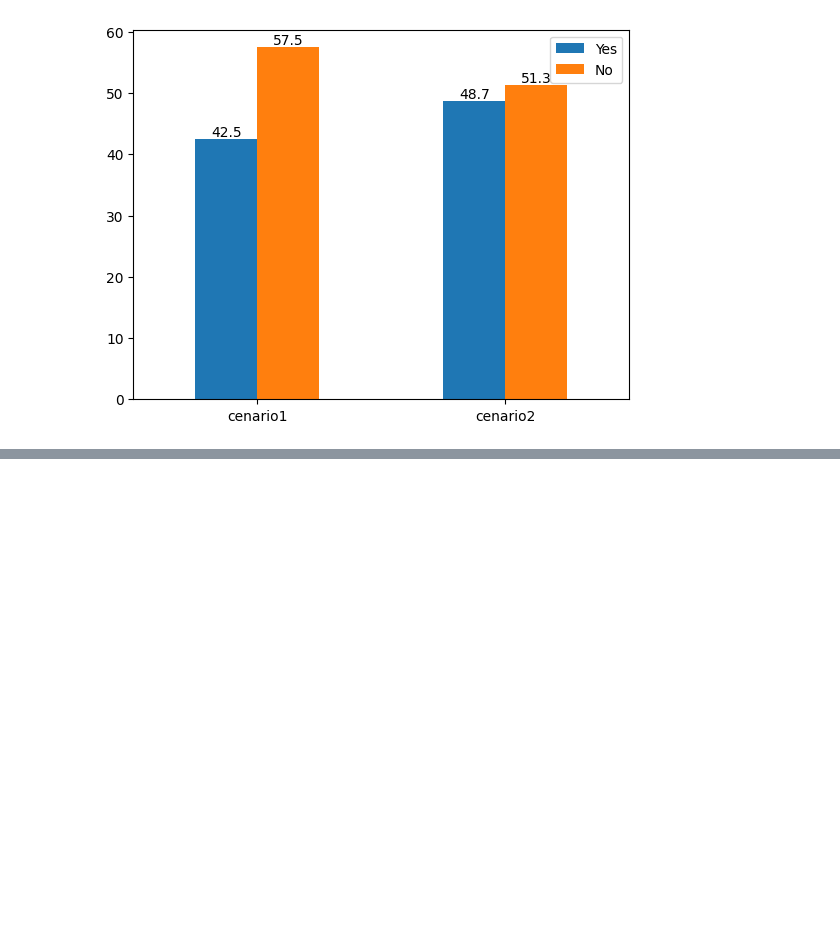
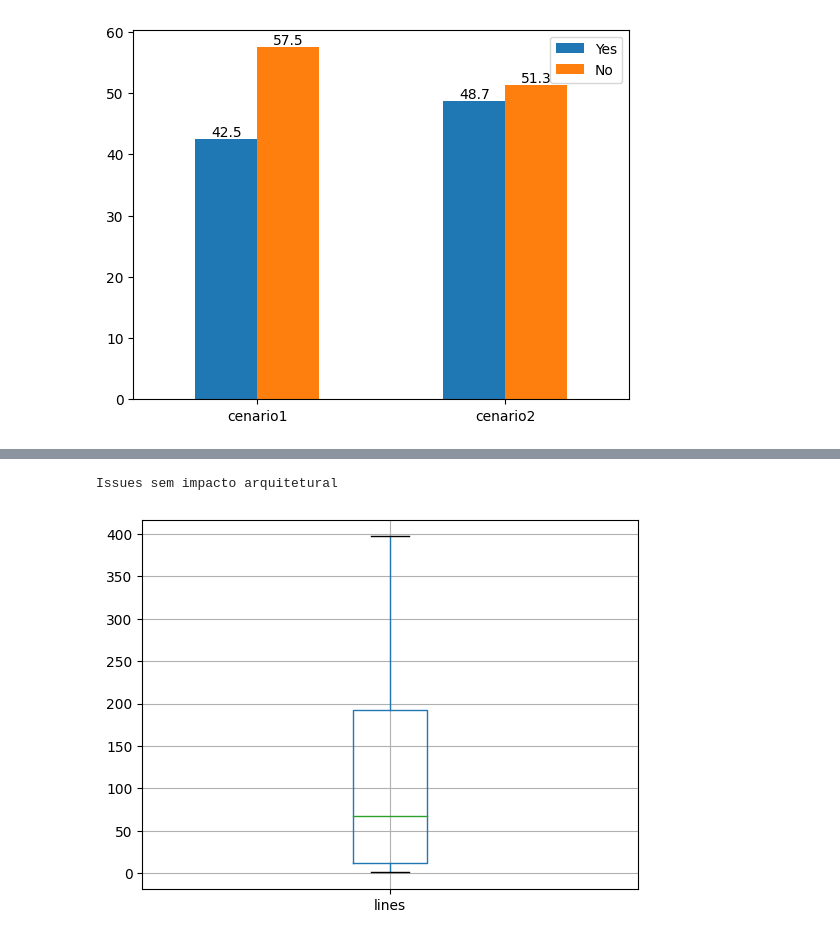
Before and after one commit to armandossrecife/my_validation2, a Jupyter notebook: analise_commits_issues_cassandra_c1_c2.ipynb, the cells around one changed output, grey strips where cells are left out. Drawn from its saved outputs; the diff is of its cells as text; code cells hidden in the pictures; blank space fills up the shorter version.

```diff
--- a/analise_commits_issues_cassandra_c1_c2.ipynb
+++ b/analise_commits_issues_cassandra_c1_c2.ipynb
@@ -316,0 +330,6 @@ for container in ax.containers:
+# %%
+ print('Issues sem impacto arquitetural')
+ boxplot2 = df_csai_c1.boxplot(column=['lines'], showfliers=False)
+# %% [output]
+Issues sem impacto arquitetural
+[figure, added]
```
Also changed, not shown: parts of 9 cells of this notebook.
